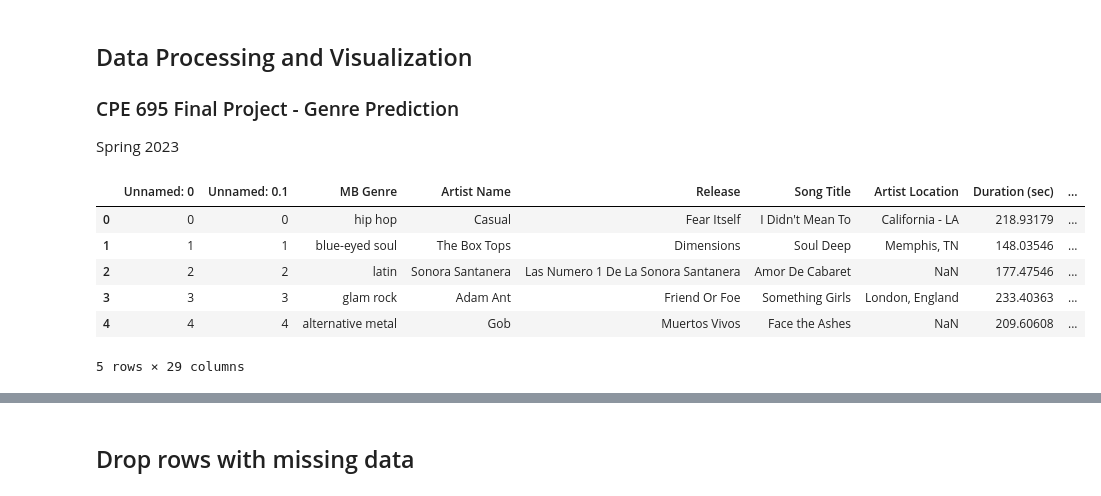
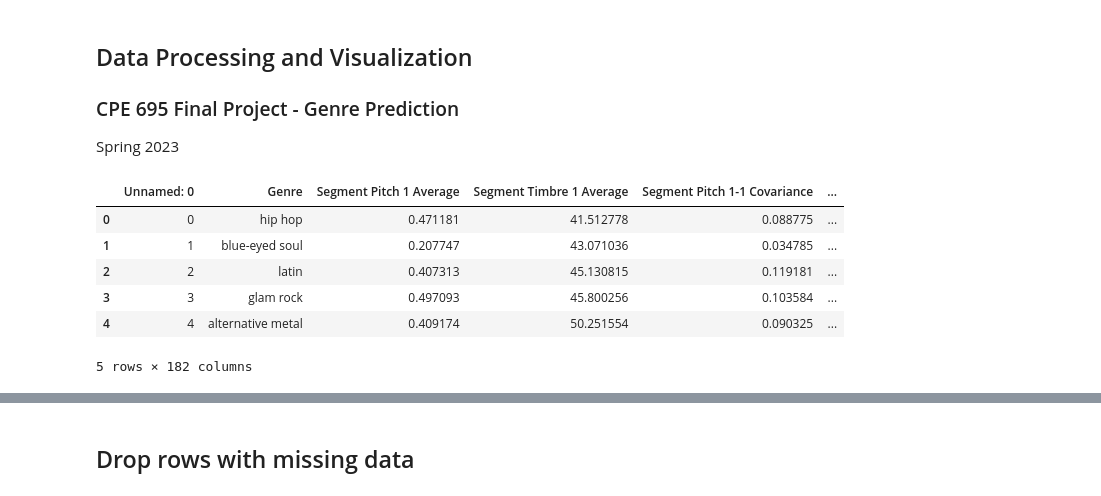
Before and after one commit to t-sherm/AI-genre-prediction, a Jupyter notebook: data_cleaning/Data Visualization and Cleaning.ipynb, the cells around one changed output, grey strips where cells are left out. Drawn from its saved outputs; the diff is of its cells as text; code cells hidden in the pictures.

```diff
--- a/data_cleaning/Data Visualization and Cleaning.ipynb
+++ b/data_cleaning/Data Visualization and Cleaning.ipynb
@@ -6,21 +6,21 @@ Spring 2023
 # %%
 import pandas as pd
 
-DATA_PATH = '../data_processed/Labeled_Data.csv'
+DATA_PATH = '../data_processed/MSD_Desired_Features_With_Labels.csv'
 
 def load_data(data_path=DATA_PATH):
     return pd.read_csv(data_path)
 
 music = load_data()
 music.head()
 # %% [output]
-|  | Unnamed: 0 | Unnamed: 0.1 | MB Genre | Artist Name | Release | Song Title | Artist Location | Duration (sec) | ... |
-| 0 | 0 | 0 | hip hop | Casual | Fear Itself | I Didn't Mean To | California - LA | 218.93179 | ... |
-| 1 | 1 | 1 | blue-eyed soul | The Box Tops | Dimensions | Soul Deep | Memphis, TN | 148.03546 | ... |
-| 2 | 2 | 2 | latin | Sonora Santanera | Las Numero 1 De La Sonora Santanera | Amor De Cabaret | NaN | 177.47546 | ... |
-| 3 | 3 | 3 | glam rock | Adam Ant | Friend Or Foe | Something Girls | London, England | 233.40363 | ... |
-| 4 | 4 | 4 | alternative metal | Gob | Muertos Vivos | Face the Ashes | NaN | 209.60608 | ... |
+|  | Unnamed: 0 | Genre | Segment Pitch 1 Average | Segment Timbre 1 Average | Segment Pitch 1-1 Covariance | ... |
+| 0 | 0 | hip hop | 0.471181 | 41.512778 | 0.088775 | ... |
+| 1 | 1 | blue-eyed soul | 0.207747 | 43.071036 | 0.034785 | ... |
+| 2 | 2 | latin | 0.407313 | 45.130815 | 0.119181 | ... |
+| 3 | 3 | glam rock | 0.497093 | 45.800256 | 0.103584 | ... |
+| 4 | 4 | alternative metal | 0.409174 | 50.251554 | 0.090325 | ... |
-5 rows × 29 columns
+5 rows × 182 columns
 # %%
 music.info()
 # %% [output]
```
Also changed, not shown: parts of 6 cells of this notebook, 4 other files.
